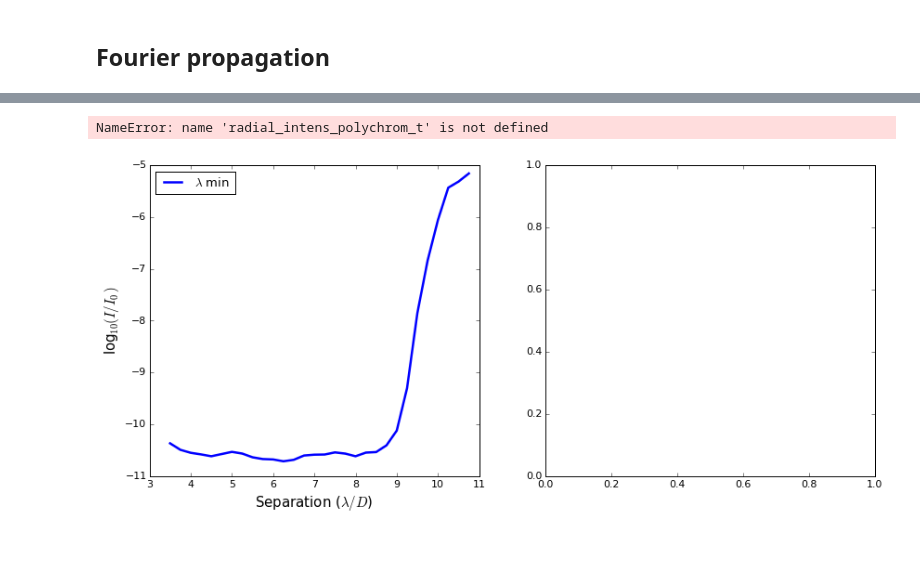
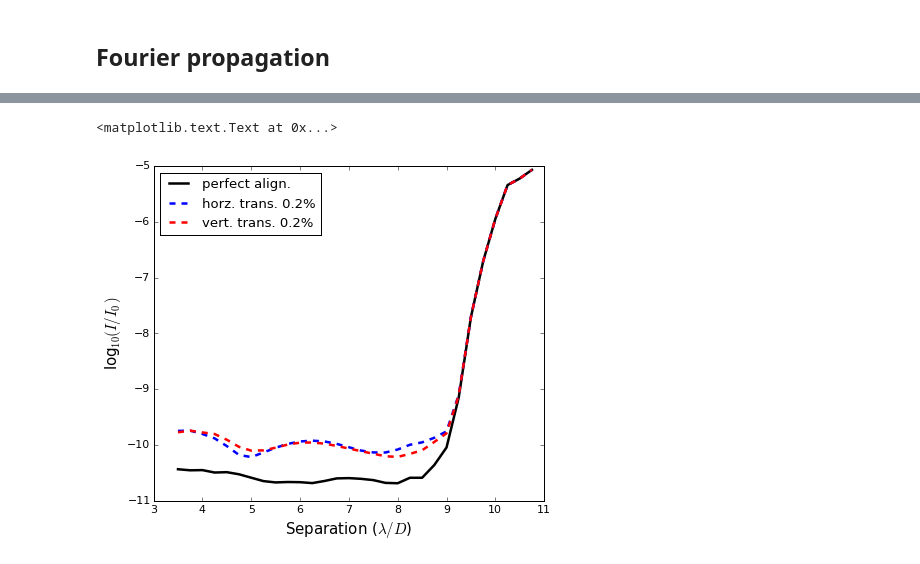
Before and after one commit to neilzim/SCDA, a Jupyter notebook: aplc_Lyot_aligntol_demo.ipynb, the cells around one changed output, grey strips where cells are left out. Cells and saved outputs as stored; diff of their text form; code cells hidden in the pictures.

```diff
--- a/aplc_Lyot_aligntol_demo.ipynb
+++ b/aplc_Lyot_aligntol_demo.ipynb
@@ -37,12 +37,14 @@ image_params = {'c': 10., 'ida':-0.5, 'oda':10., 'bw':0.10, 'Nlam':3}
 image_params_mono = {'c': 10., 'ida':-0.5, 'oda':10., 'bw':0., 'Nlam':1}
 # %%
 #work_dir = "/astro/opticslab1/SCDA/Scripts/AMPL/LStol_may/"
-work_dir = "/Users/neil/Box Sync/scda/LStol_may/"
+#work_dir = "/Users/neil/Box Sync/scda/LStol_may/"
+work_dir = os.path.expanduser("~/Box Sync/scda/LStol_may/")
 if not os.path.exists(os.path.normpath(work_dir)):
     os.mkdir(work_dir)
 #input_dir = "/astro/opticslab1/SCDA/Apertures/InputMasks" # location of input TelAp, FPM, and LS arrays
 #input_dir = "/astro/opticslab1/SCDA/Apertures/InputMasks_v3" # location of input TelAp, FPM, and LS arrays
-input_dir = "/Users/neil/Box Sync/scda/InputMasks" # location of input TelAp, FPM, and LS arrays
+#input_dir = "/Users/neil/Box Sync/scda/InputMasks" # location of input TelAp, FPM, and LS arrays
+input_dir = os.path.expanduser("~/Box Sync/scda/InputMasks") # location of input TelAp, FPM, and LS arrays
 TelAp_dir = os.path.join(input_dir, "TelAp")
 FPM_dir = os.path.join(input_dir, "FPM")
 LS_dir = os.path.join(input_dir, "LS")
@@ -257,7 +271,7 @@ FPM_qp = np.loadtxt(hexap_coron_noaligntol.fileorg['FPM fname'])
 FPM = np.concatenate((np.concatenate((FPM_qp[::-1,::-1], FPM_qp[:,::-1]),axis=0),
                       np.concatenate((FPM_qp[::-1,:], FPM_qp),axis=0)), axis=1)
 
-LS_qp = np.round(np.loadtxt(hexap_coron_noaligntol.fileorg['LS fname']))
+LS_qp = np.loadtxt(hexap_coron_noaligntol.fileorg['LS fname'])
 LS = np.concatenate((np.concatenate((LS_qp[::-1,::-1], LS_qp[:,::-1]),axis=0),
                      np.concatenate((LS_qp[::-1,:], LS_qp),axis=0)), axis=1)
 
@@ -377,9 +406,11 @@ def get_onax_aplc_psf(TelAp, A, FPM, LS, xs, dx, mxs, dmx, xis, dxi, wrs):
     return intens_D_polychrom
 # %%
 intens_n_polychrom = get_onax_aplc_psf(TelAp, An, FPM, LS, xs, dx, mxs, dmx, xis, dxi, wrs)
-intens_ne_polychrom = get_onax_aplc_psf(TelAp, An, FPM, LS_shift_horz, xs, dx, mxs, dmx, xis, dxi, wrs)
+intens_ne_horz_polychrom = get_onax_aplc_psf(TelAp, An, FPM, LS_shift_horz, xs, dx, mxs, dmx, xis, dxi, wrs)
+intens_ne_vert_polychrom = get_onax_aplc_psf(TelAp, An, FPM, LS_shift_vert, xs, dx, mxs, dmx, xis, dxi, wrs)
 intens_t_polychrom = get_onax_aplc_psf(TelAp, At, FPM, LS, xs, dx, mxs, dmx, xis, dxi, wrs)
-intens_te_polychrom = get_onax_aplc_psf(TelAp, At, FPM, LS_shift_vert, xs, dx, mxs, dmx, xis, dxi, wrs)
+intens_te_horz_polychrom = get_onax_aplc_psf(TelAp, At, FPM, LS_shift_horz, xs, dx, mxs, dmx, xis, dxi, wrs)
+intens_te_vert_polychrom = get_onax_aplc_psf(TelAp, At, FPM, LS_shift_vert, xs, dx, mxs, dmx, xis, dxi, wrs)
 # %%
 plt.figure(figsize=(12,9))
 plt.subplot(221)
@@ -414,19 +465,22 @@ IOError: [Errno 2] No such file or directory: '/astro/opticslab1/SCDA/Scripts/AM
+# %%
+rho0 = hexap_coron_aligntol.design['FPM']['rad'] + hexap_coron_aligntol.design['Image']['ida']
+rho1 = hexap_coron_aligntol.design['Image']['oda'] + 1
+seps = np.arange(rho0, rho1, 0.25)
+
+radial_intens_n_polychrom = get_radial_intens(intens_n_polychrom, xis, seps, wrs)
+radial_intens_t_polychrom = get_radial_intens(intens_t_polychrom, xis, seps, wrs)
+radial_intens_te_horz_polychrom = get_radial_intens(intens_te_horz_polychrom, xis, seps, wrs)
+radial_intens_te_vert_polychrom = get_radial_intens(intens_te_vert_polychrom, xis, seps, wrs)
 # %%
-plt.figure(figsize=(14,6))
-plt.subplot(121)
-plt.plot(seps,np.log10(radial_intens_polychrom_n[0]),'b')
-#plt.plot(seps,np.log10(radial_intens_polychrom_qp[Nlam/2]),'g')
-#plt.plot(seps,np.log10(radial_intens_polychrom_qp[Nlam-1]),'r')
-plt.legend([r'$\lambda$ min',r'$\lambda$ cent','$\lambda$ max'],loc='upper left')
+plt.figure(figsize=(7,6))
+plt.plot(seps,np.log10(radial_intens_t_polychrom[0]),'k')
+plt.plot(seps,np.log10(radial_intens_te_horz_polychrom[0]),'b--')
+plt.plot(seps,np.log10(radial_intens_te_vert_polychrom[0]),'r--')
+#plt.plot(seps,np.log10(radial_intens_polychrom_hp[Nlam/2]),'')
+#plt.plot(seps,np.log10(radial_intens_polychrom_hp[Nlam-1]),'r')
+plt.legend(['perfect align.','horz. trans. 0.2%','vert. trans. 0.2%'], loc='upper left')
 plt.ylabel(r'log$_{10}(I/I_0)$',fontsize=15)
 plt.xlabel(r'Separation ($\lambda/D$)',fontsize=15)
-plt.subplot(122)
-plt.plot(seps,np.log10(radial_intens_polychrom_t[0]),'b')
-#plt.plot(seps,np.log10(radial_intens_polychrom_hp[Nlam/2]),'g')
-#plt.plot(seps,np.log10(radial_intens_polychrom_hp[Nlam-1]),'r')
-plt.legend([r'$\lambda$ min',r'$\lambda$ cent','$\lambda$ max'],loc='upper left')
-plt.ylabel(r'log$_{10}(I/I_0)$',fontsize=15)
-plt.xlabel(r'Separation ($\lambda/D$)',fontsize=15)
 # %% [output]
-NameError: name 'radial_intens_polychrom_t' is not defined
+<matplotlib.text.Text at 0x...>
-[figure, old version]
+[figure, new version]
```
Also changed, not shown: parts of 14 cells of this notebook.
